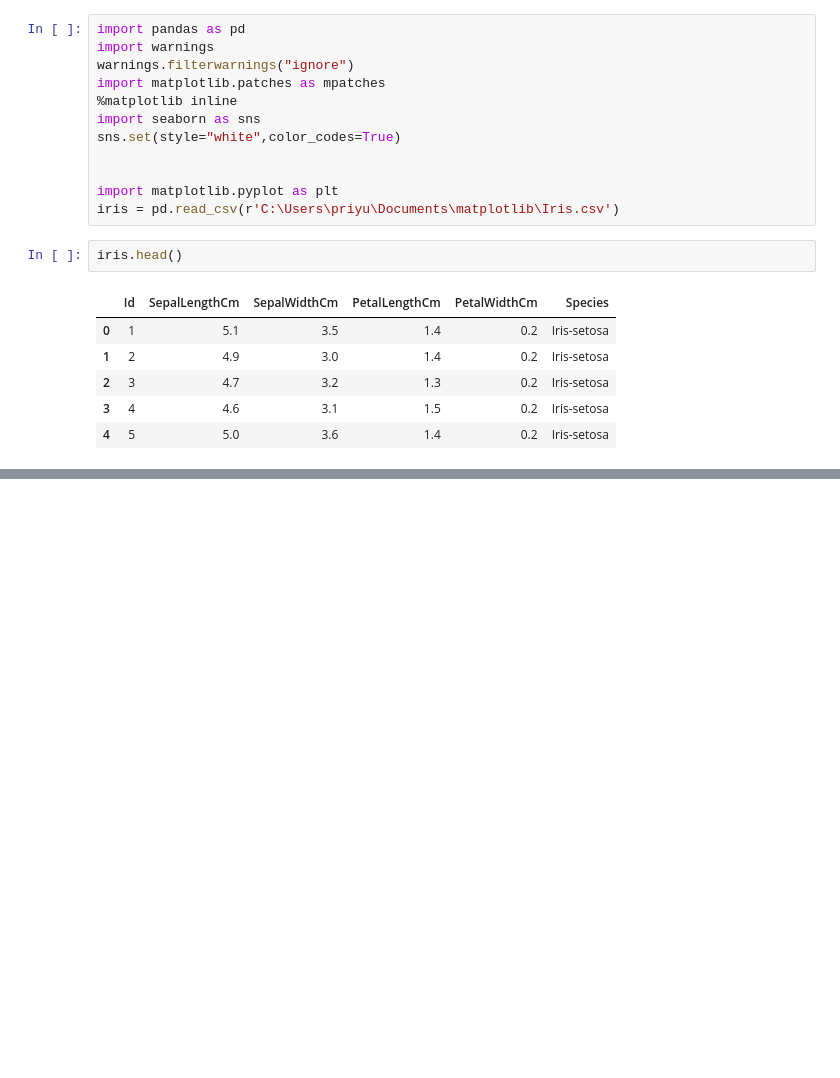
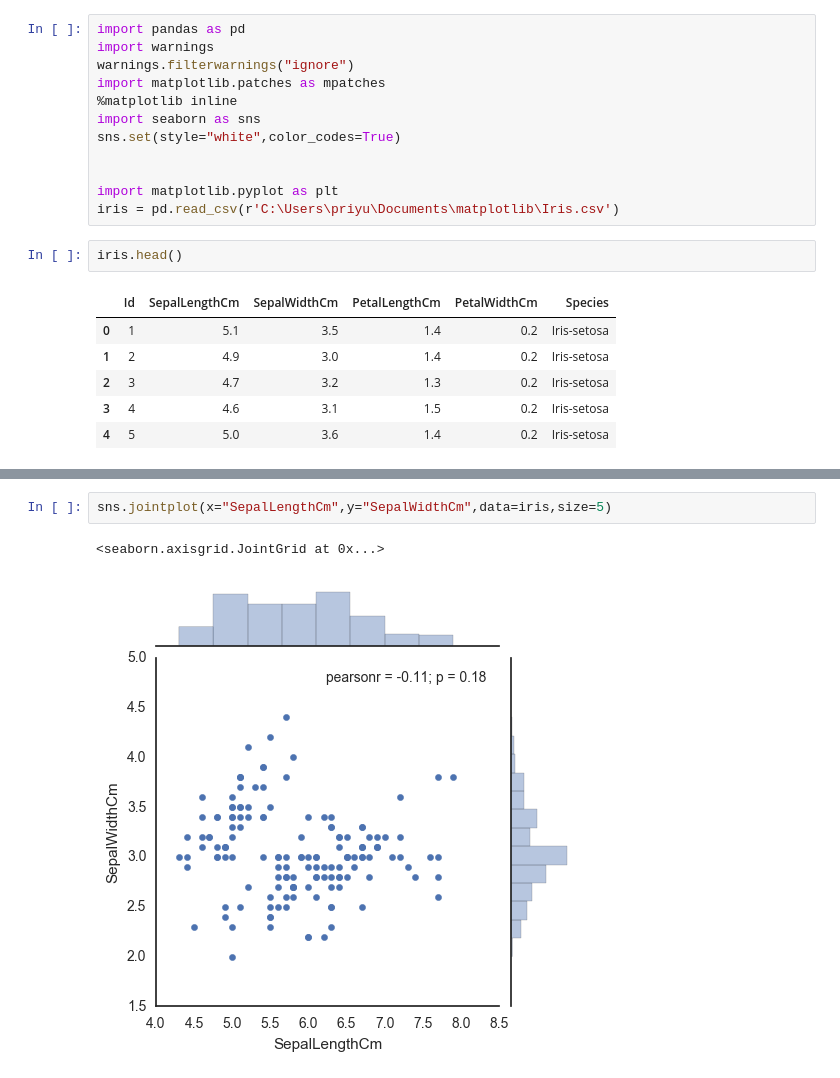
Before and after one commit to harishkrao/matplotlib, a Jupyter notebook: Iris Dataset Visualization using seaborn.ipynb, the cells around one changed output, grey strips where cells are left out. Drawn from its saved outputs; the diff is of its cells as text; blank space fills up the shorter version.

Commit message:
more graphs on iris with seaborn

```diff
--- a/Iris Dataset Visualization using seaborn.ipynb
+++ b/Iris Dataset Visualization using seaborn.ipynb
@@ -25,0 +22,5 @@ SyntaxError: invalid syntax (<ipython-input-7-d4e223964eb9>, line 1)
+# %%
+sns.jointplot(x="SepalLengthCm",y="SepalWidthCm",data=iris,size=5)
+# %% [output]
+<seaborn.axisgrid.JointGrid at 0x...>
+[figure, added]
```
Also changed, not shown: parts of 3 cells of this notebook.
